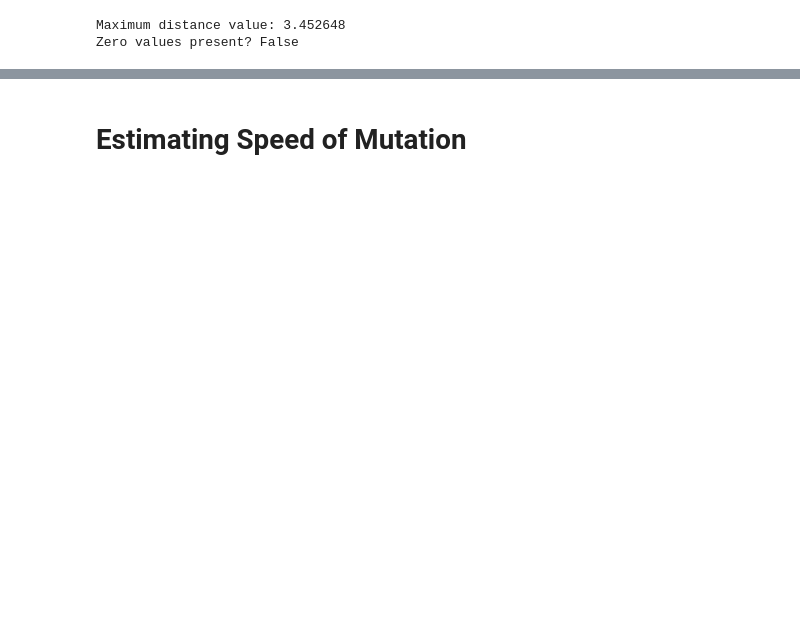
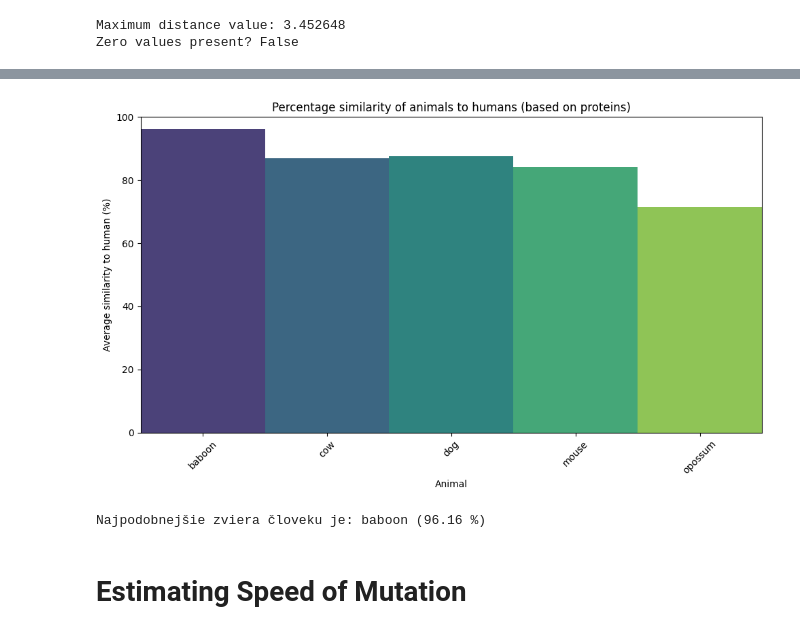
Before and after one commit to pilatova/prot-viz-data, a Jupyter notebook: test.ipynb, the cells around one changed output, grey strips where cells are left out. Drawn from its saved outputs; the diff is of its cells as text; code cells hidden in the pictures; blank space fills up the shorter version.

```diff
--- a/test.ipynb
+++ b/test.ipynb
@@ -134,6 +135,31 @@ Drop row with negative value:
 | protein_id |  |  |  |  |  |  |  | ... |
 # %%
 dist.to_csv('dist3.tsv', sep = '\t', encoding='utf-8', index=True)
+# %%
+# graf: podobnost cloveka k zvieratam
+human_df = dist.iloc[:, :5]
+avg = human_df.mean()
+similarity = (1 - avg) * 100
+similarity.index = similarity.index.str.replace('human-', '')
+
+# vykreslenie grafu
+plot_df = similarity.reset_index()
+plot_df.columns = ['Animal', 'Similarity (%)']
+plt.figure(figsize=(10, 6))
+sns.barplot(data=plot_df, x='Animal', y='Similarity (%)', hue='Animal', palette='viridis', width = 1, dodge=False, legend=False)
+plt.ylabel('Average similarity to human (%)')
+plt.xlabel('Animal')
+plt.title('Percentage similarity of animals to humans (based on proteins)')
+plt.ylim(0, 100)
+plt.xticks(rotation=45)
+plt.tight_layout()
+plt.show()
+
+# print vysledku
+print(f'Najpodobnejšie zviera človeku je: {similarity.idxmax()} ({similarity[similarity.idxmax()]:.2f} %)')
+# %% [output]
+[figure, added]
+Najpodobnejšie zviera človeku je: baboon (96.16 %)
 # %% [markdown]
 # Estimating Speed of Mutation
 # %%
```
Also changed, not shown: parts of 7 cells of this notebook.
